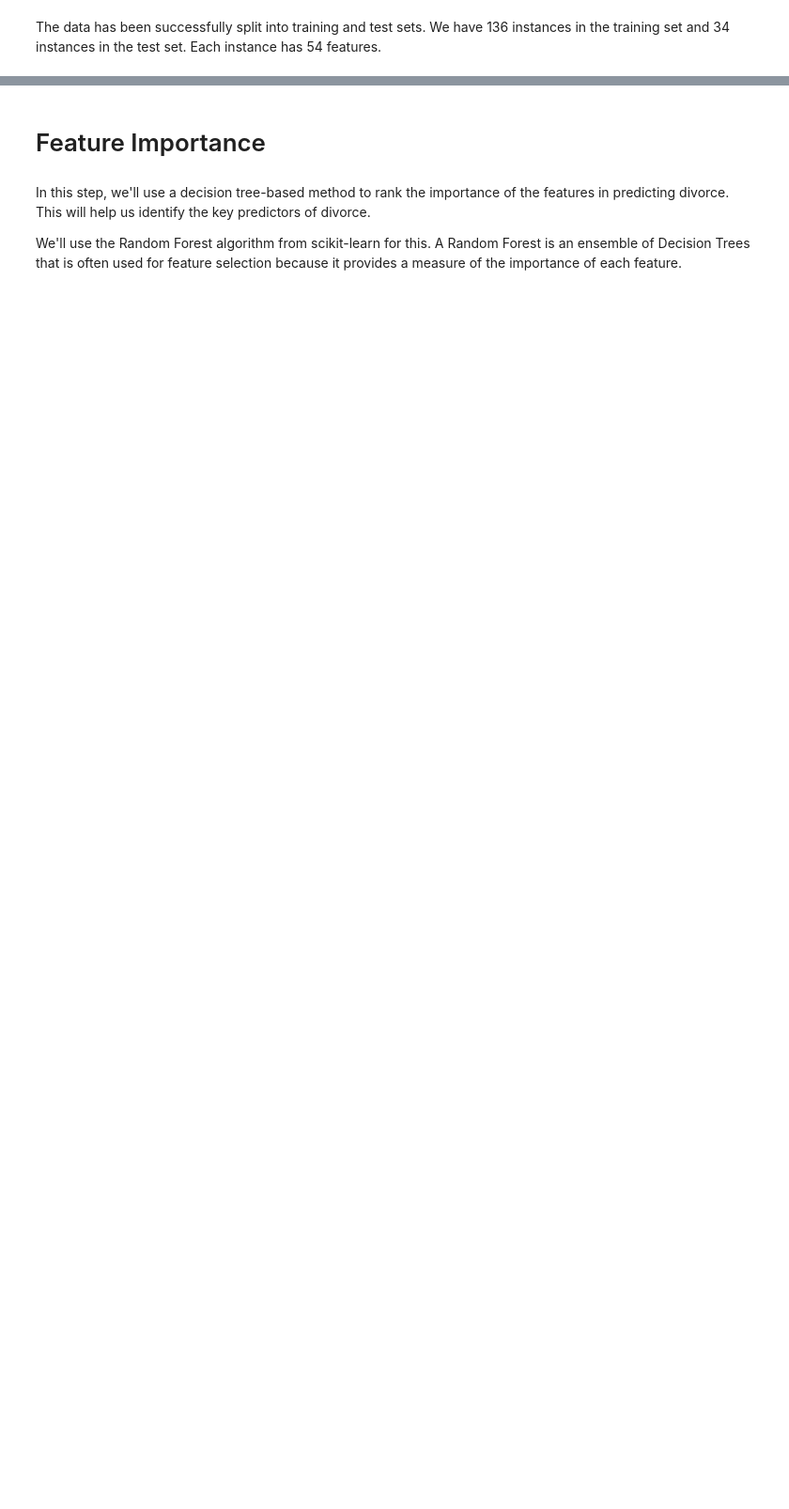
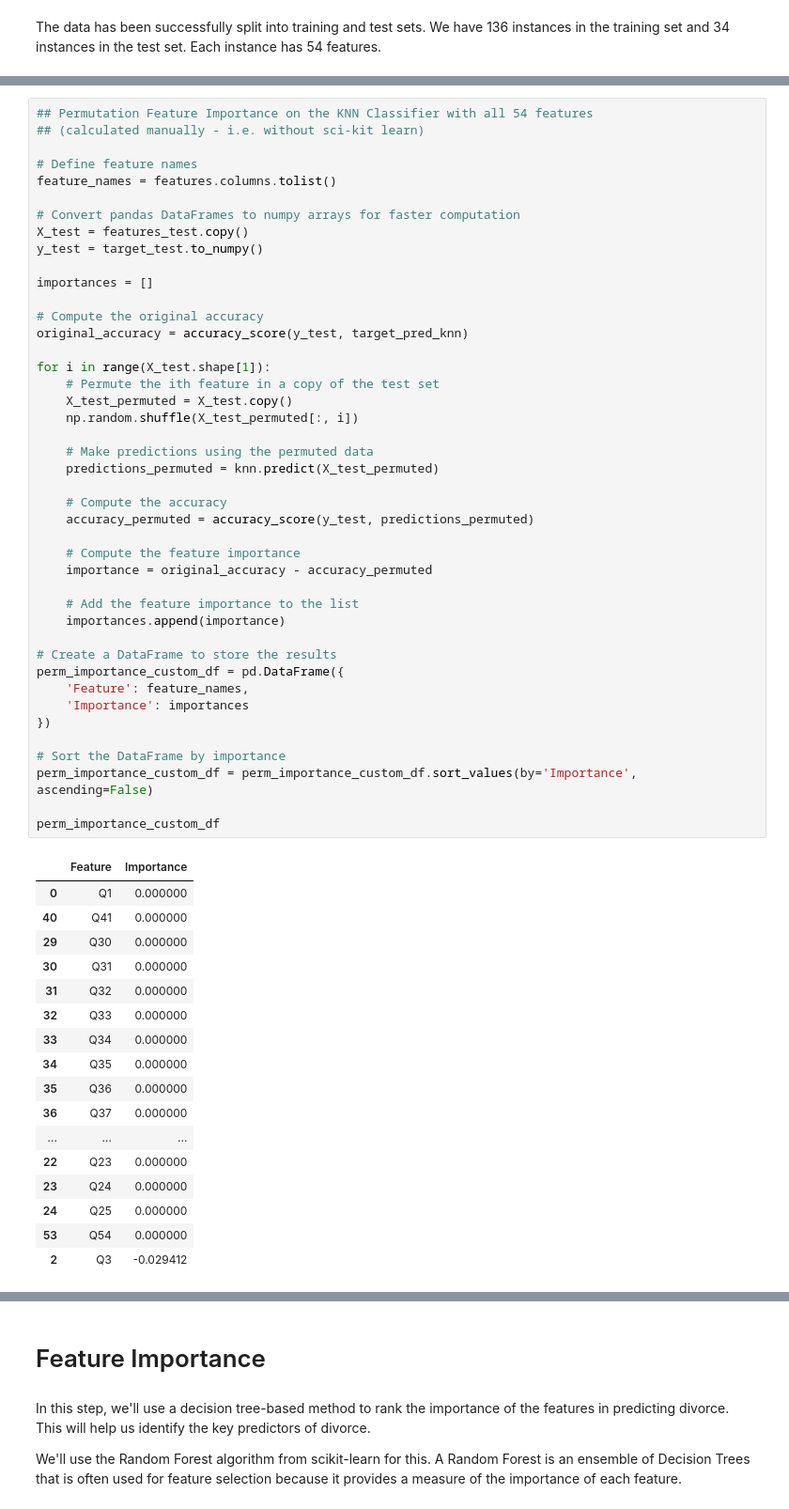
Before and after one commit to nickambrose7/Divorce-Predictor, a Jupyter notebook: notebook.ipynb, the cells around one changed output, grey strips where cells are left out. Shown at 94% size. Saved outputs shown, nothing was run; the diff lists cells and outputs as text; blank space fills up the shorter version.

```diff
--- a/notebook.ipynb
+++ b/notebook.ipynb
@@ -69,0 +81,61 @@ The data has been successfully split into training and test sets. We have 136 in
+# %%
+## Permutation Feature Importance on the KNN Classifier with all 54 features
+## (calculated manually - i.e. without sci-kit learn)
+
+# Define feature names
+feature_names = features.columns.tolist()
+
+# Convert pandas DataFrames to numpy arrays for faster computation
+X_test = features_test.copy()
+y_test = target_test.to_numpy()
+
+importances = []
+
+# Compute the original accuracy
+original_accuracy = accuracy_score(y_test, target_pred_knn)
+
+for i in range(X_test.shape[1]):
+    # Permute the ith feature in a copy of the test set
+    X_test_permuted = X_test.copy()
+    np.random.shuffle(X_test_permuted[:, i])
+
+    # Make predictions using the permuted data
+    predictions_permuted = knn.predict(X_test_permuted)
+
+    # Compute the accuracy
+    accuracy_permuted = accuracy_score(y_test, predictions_permuted)
+
+    # Compute the feature importance
+    importance = original_accuracy - accuracy_permuted
+
+    # Add the feature importance to the list
+    importances.append(importance)
+
+# Create a DataFrame to store the results
+perm_importance_custom_df = pd.DataFrame({
+    'Feature': feature_names,
+    'Importance': importances
+})
+
+# Sort the DataFrame by importance
+perm_importance_custom_df = perm_importance_custom_df.sort_values(by='Importance', ascending=False)
+
+perm_importance_custom_df
+# %% [output]
+|  | Feature | Importance |
+| 0 | Q1 | 0.000000 |
+| 40 | Q41 | 0.000000 |
+| 29 | Q30 | 0.000000 |
+| 30 | Q31 | 0.000000 |
+| 31 | Q32 | 0.000000 |
+| 32 | Q33 | 0.000000 |
+| 33 | Q34 | 0.000000 |
+| 34 | Q35 | 0.000000 |
+| 35 | Q36 | 0.000000 |
+| 36 | Q37 | 0.000000 |
+| ... | ... | ... |
+| 22 | Q23 | 0.000000 |
+| 23 | Q24 | 0.000000 |
+| 24 | Q25 | 0.000000 |
+| 53 | Q54 | 0.000000 |
+| 2 | Q3 | -0.029412 |
```
Also changed, not shown: parts of 6 cells of this notebook.
